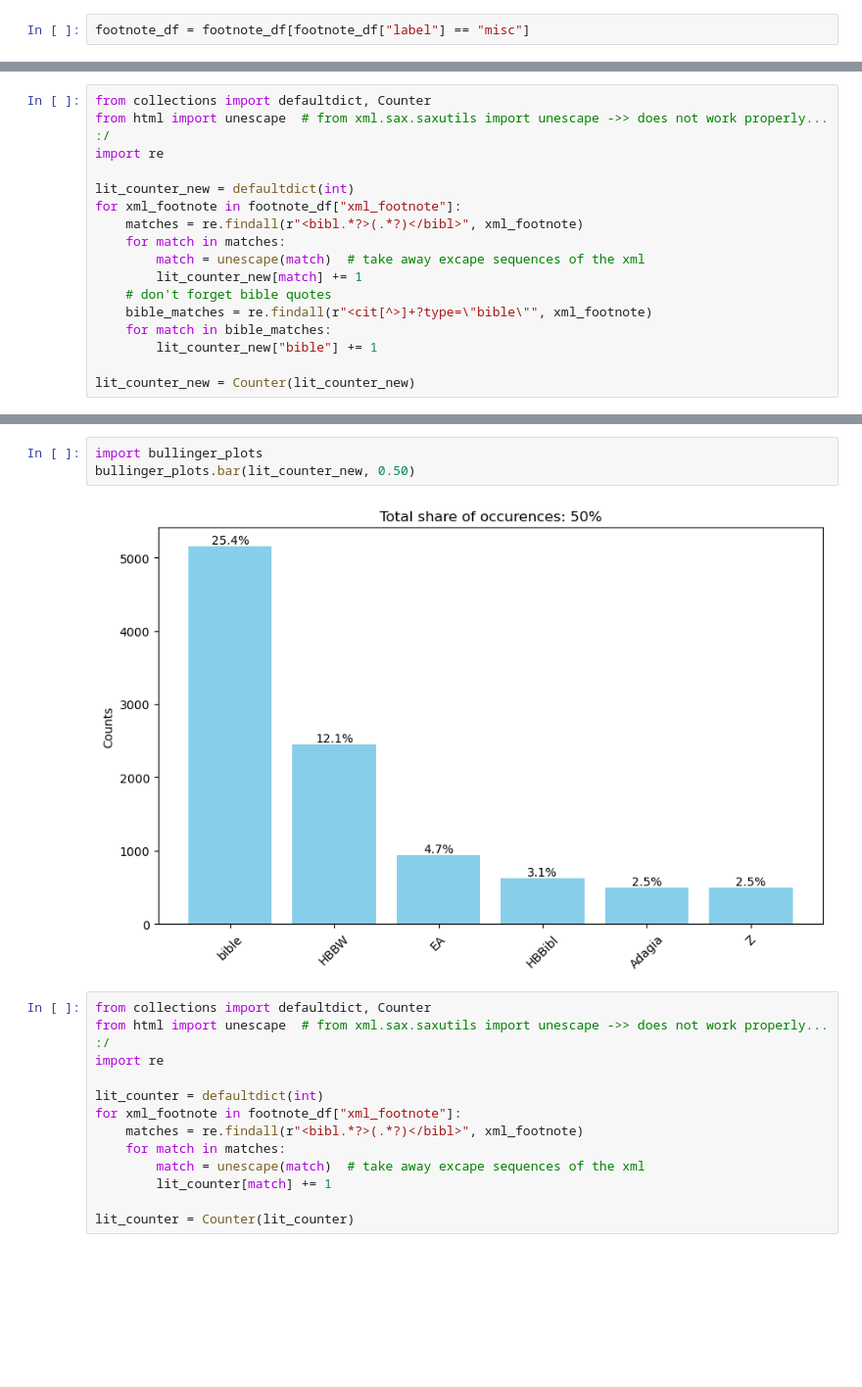
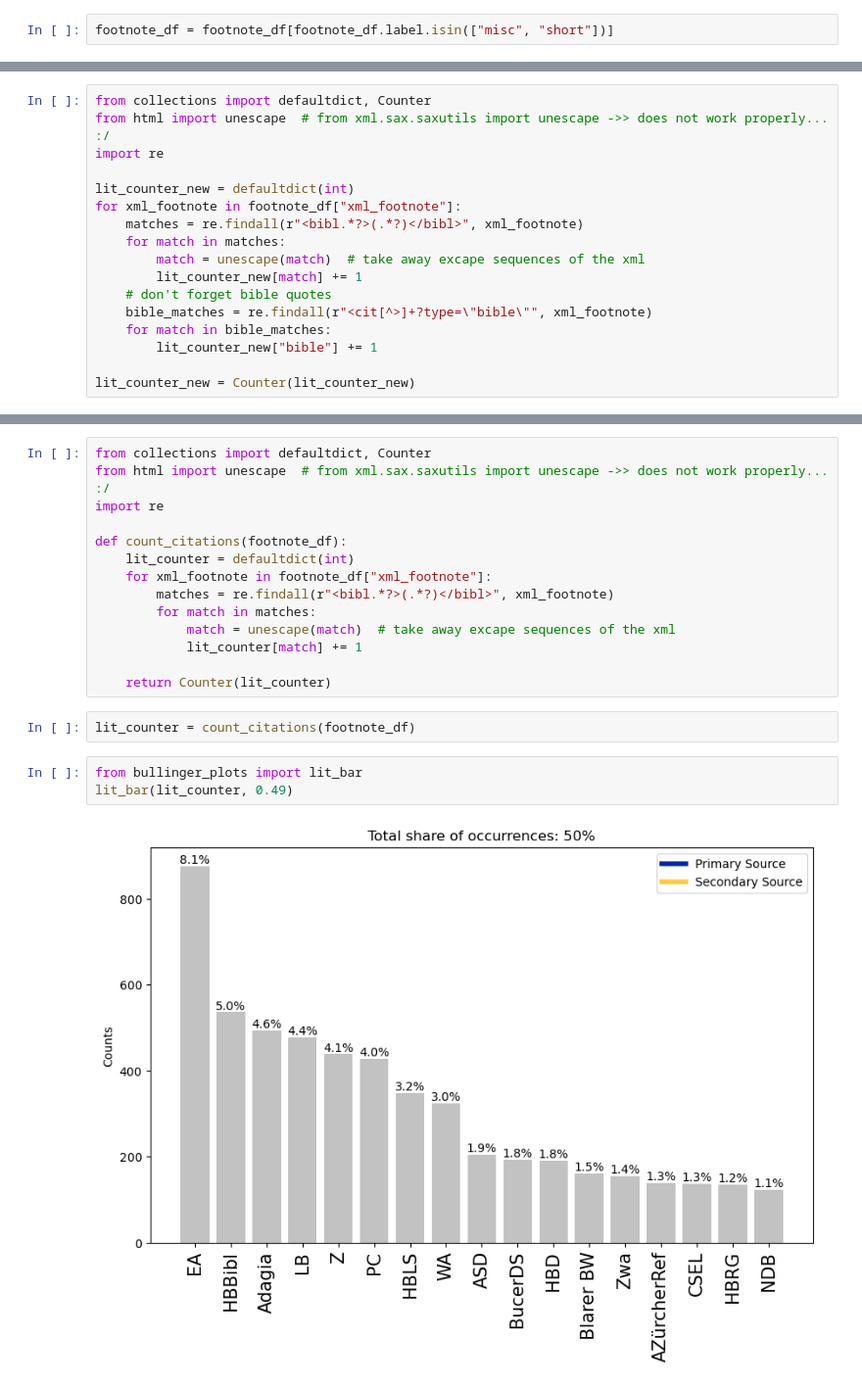
Before and after one commit to Boffl/BullingerDigitalLMFootnotes, a Jupyter notebook: data_analysis_and_preparation/lit_stats.ipynb, the cells around one changed output, grey strips where cells are left out. Shown at 98% size. Saved outputs shown, nothing was run; the diff lists cells and outputs as text; blank space fills up the shorter version.

```diff
--- a/data_analysis_and_preparation/lit_stats.ipynb
+++ b/data_analysis_and_preparation/lit_stats.ipynb
@@ -54,4 +50,4 @@ label_counts.plot(kind="pie", autopct='%1.1f%%')
 # ignor lex and sel_ref footnotes
 footnote_df = footnote_df[~(footnote_df.label.isin(["lex", "lex_dict", "bible"]))]
 # %%
-footnote_df = footnote_df[footnote_df["label"] == "misc"]
+footnote_df = footnote_df[footnote_df.label.isin(["misc", "short"])]
@@ -122,18 +71,21 @@ plt.pie(values, labels=labels, autopct='%1.1f%%', startangle=140)
-# %%
-import bullinger_plots
-bullinger_plots.bar(lit_counter_new, 0.50)
-# %% [output]
-[figure, removed]
 # %%
 from collections import defaultdict, Counter
 from html import unescape  # from xml.sax.saxutils import unescape ->> does not work properly... :/
 import re
 
-lit_counter = defaultdict(int)
-for xml_footnote in footnote_df["xml_footnote"]:
-    matches = re.findall(r"<bibl.*?>(.*?)</bibl>", xml_footnote)
-    for match in matches:
-        match = unescape(match)  # take away excape sequences of the xml
-        lit_counter[match] += 1
+def count_citations(footnote_df):
+    lit_counter = defaultdict(int)
+    for xml_footnote in footnote_df["xml_footnote"]:
+        matches = re.findall(r"<bibl.*?>(.*?)</bibl>", xml_footnote)
+        for match in matches:
+            match = unescape(match)  # take away excape sequences of the xml
+            lit_counter[match] += 1
 
-lit_counter = Counter(lit_counter)
+    return Counter(lit_counter)
+# %%
+lit_counter = count_citations(footnote_df)
+# %%
+from bullinger_plots import lit_bar
+lit_bar(lit_counter, 0.49)
+# %% [output]
+[figure, added]
```
Also changed, not shown: parts of 13 cells of this notebook, 2 other files.
